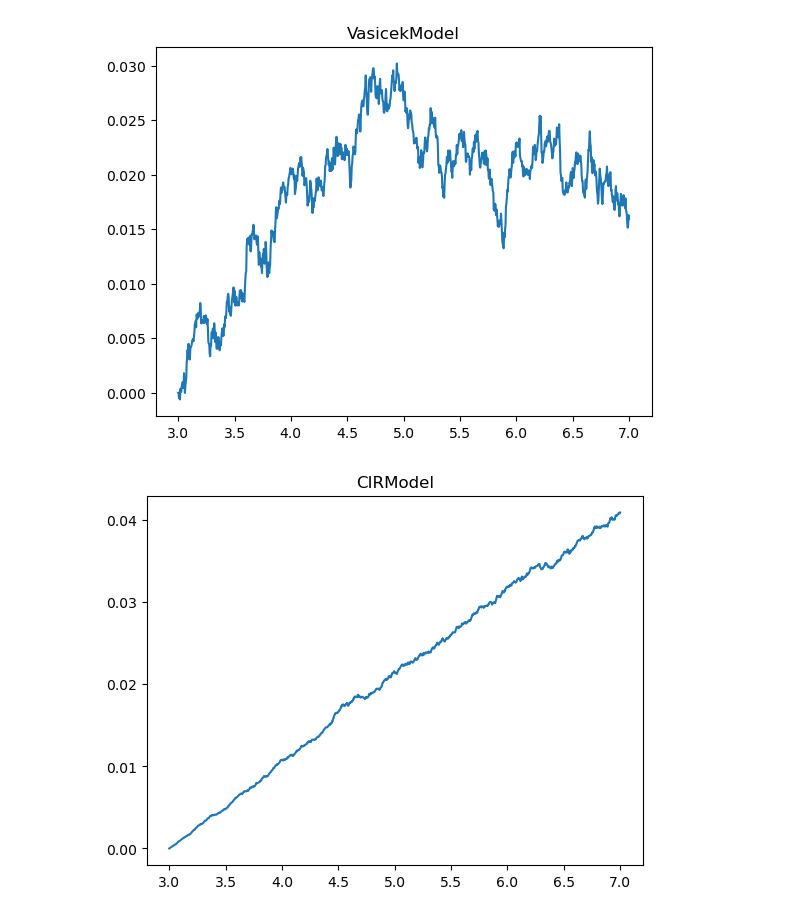
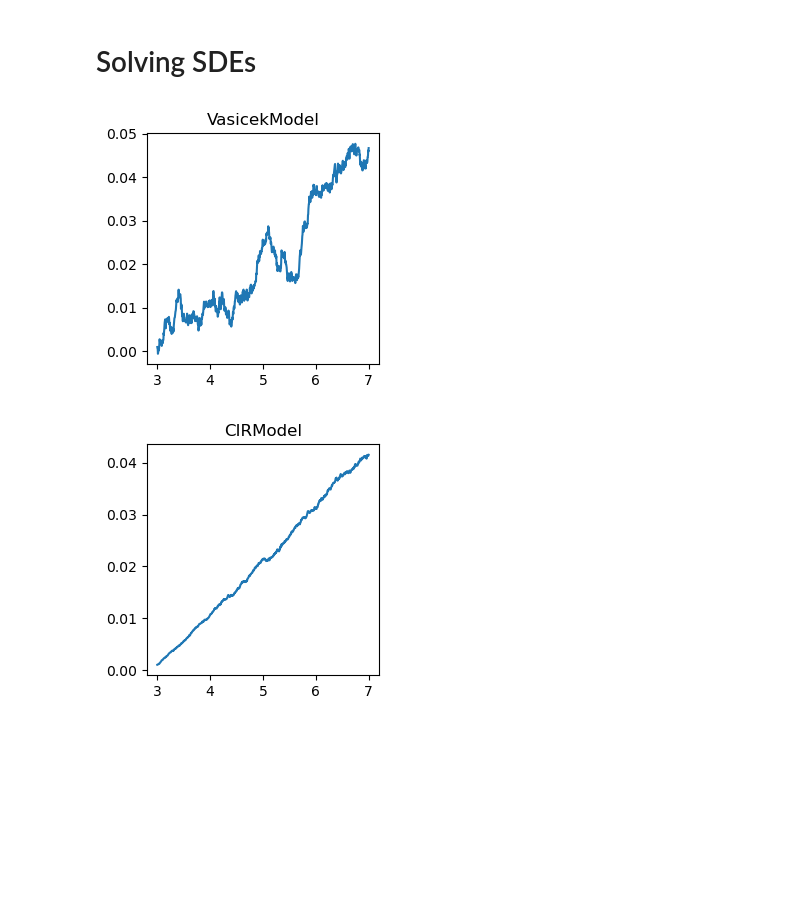
Before and after one commit to 5arcoramphu5/interest_rates, a Jupyter notebook: notebook.ipynb, the cells around one changed output. Saved outputs shown, nothing was run; the diff lists cells and outputs as text; code cells hidden in the pictures; blank space fills up the shorter version.

```diff
--- a/notebook.ipynb
+++ b/notebook.ipynb
@@ -3,22 +4,25 @@ import matplotlib.pyplot as plt
 
 from SDE_schemes import *
 from models import *
+# %% [markdown]
+# Solving SDEs
 # %%
-def show_method_result(method, sde: SDE, x0: float, t0: float, tn: float, N: int):
-    t, x = method(sde, x0, t0, tn, N)
-    plt.plot(t, x)
+def show_method_result(solver: SDESolver, sde: SDE, r0: float, t0: float, tn: float, N: int, options = ''):
+    t, x = solver.performSimulation(sde, r0, t0, tn, N)
+    plt.plot(t, x, options)
 # %%
-x0 = 0.000001
 t0 = 3
 T = 7
 N = 1000
+r0 = 0.001
 
-models = [ VasicekModel(0.01, 0.01, 0.01), CIRModel(0.01, 0.01, 0.01), RBModel(0.01, 0.01)]
+models = [ VasicekModel(0.01, 0.01, 0.01), CIRModel(0.01, 0.01, 0.01)]
 
 for model in models:
-    show_method_result(milstein, model.getSDE(), x0, t0, T, N)
+    plt.figure(figsize=(3, 3))
     plt.title(type(model).__name__)
+    show_method_result(MilsteinSolver, model.getSDE(), r0, t0, T, N)
     plt.show()
 # %% [output]
-[figure, old version]
+[figure, new version]
-[figure, old version]
+[figure, new version]
```
Also changed, not shown: parts of 9 cells of this notebook, 2 other files.
